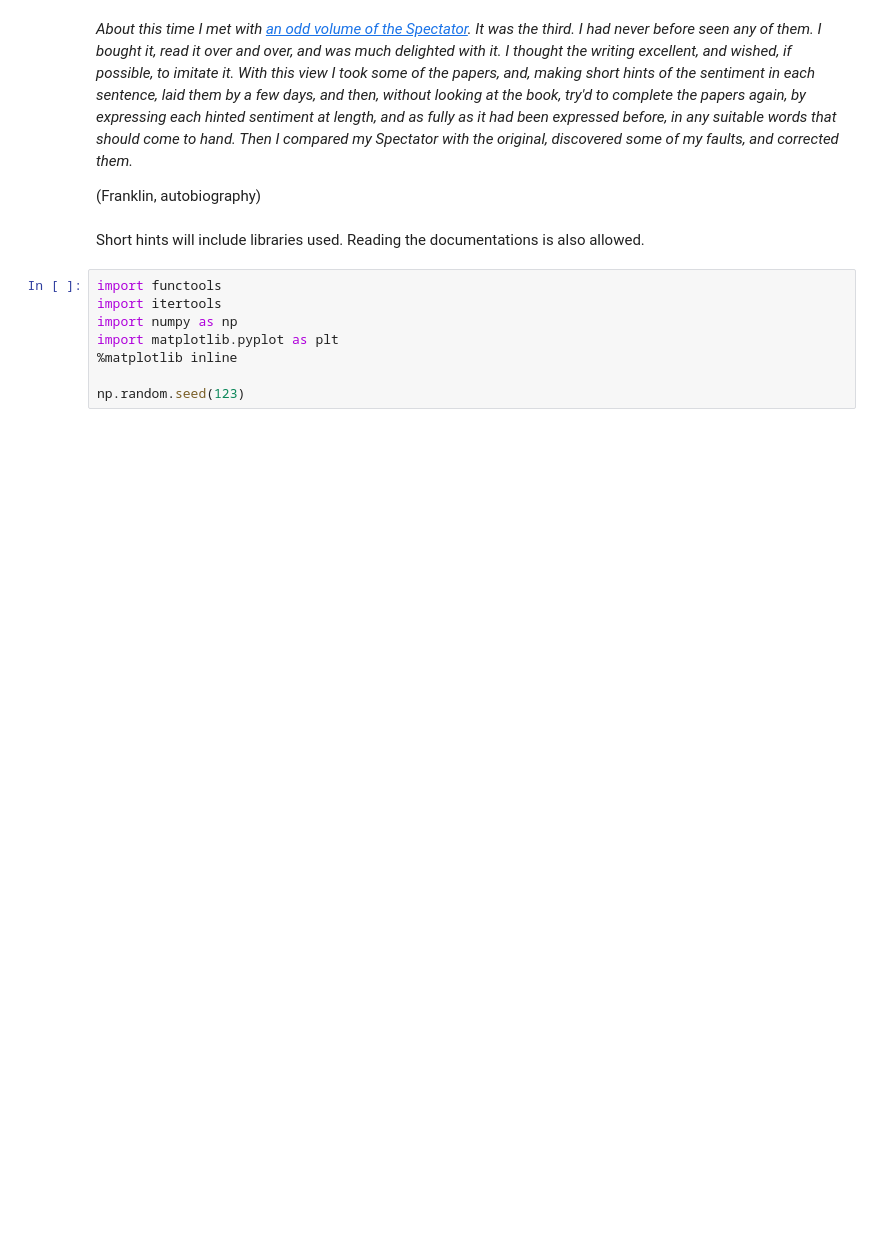
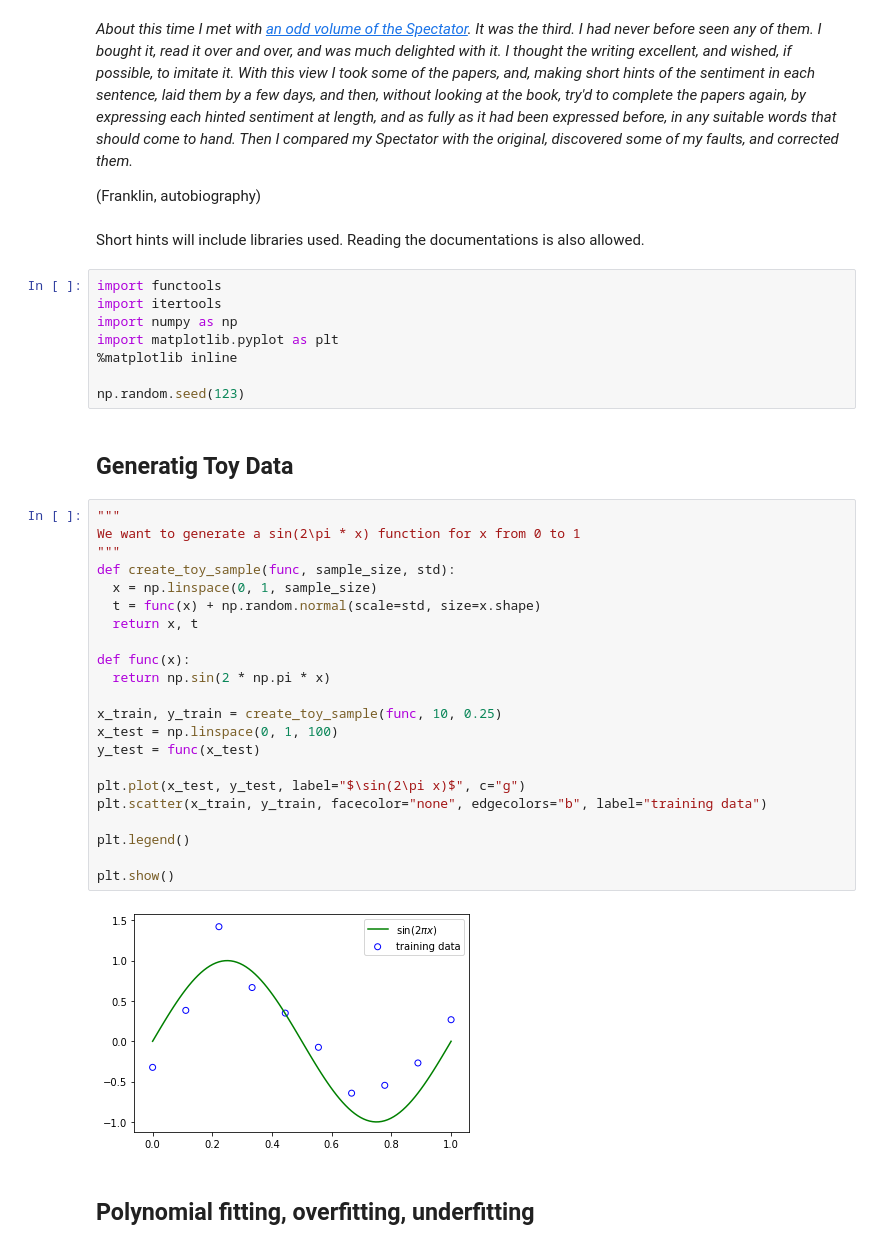
Before and after one commit to TonyKimisintheHouse/Self-Study-ML-Fundamentals-and-DL, a Jupyter notebook: benjamin-franklin/PRML_Chapter_1_Benjamin_Franklin_method.ipynb, the cells around one changed output. Cells and saved outputs as stored; diff of their text form; blank space fills up the shorter version.

```diff
--- a/benjamin-franklin/PRML_Chapter_1_Benjamin_Franklin_method.ipynb
+++ b/benjamin-franklin/PRML_Chapter_1_Benjamin_Franklin_method.ipynb
@@ -16,3 +16,31 @@ import matplotlib.pyplot as plt
 %matplotlib inline
 
 np.random.seed(123)
+# %% [markdown]
+## Generatig Toy Data
+# %%
+"""
+We want to generate a sin(2\pi * x) function for x from 0 to 1
+"""
+def create_toy_sample(func, sample_size, std):
+  x = np.linspace(0, 1, sample_size)
+  t = func(x) + np.random.normal(scale=std, size=x.shape)
+  return x, t
+
+def func(x):
+  return np.sin(2 * np.pi * x)
+
+x_train, y_train = create_toy_sample(func, 10, 0.25)
+x_test = np.linspace(0, 1, 100)
+y_test = func(x_test)
+
+plt.plot(x_test, y_test, label="$\sin(2\pi x)$", c="g")
+plt.scatter(x_train, y_train, facecolor="none", edgecolors="b", label="training data")
+
+plt.legend()
+
+plt.show()
+# %% [output]
+[figure, added]
+# %% [markdown]
+## Polynomial fitting, overfitting, underfitting
```
Also changed, not shown: parts of 4 cells of this notebook.
